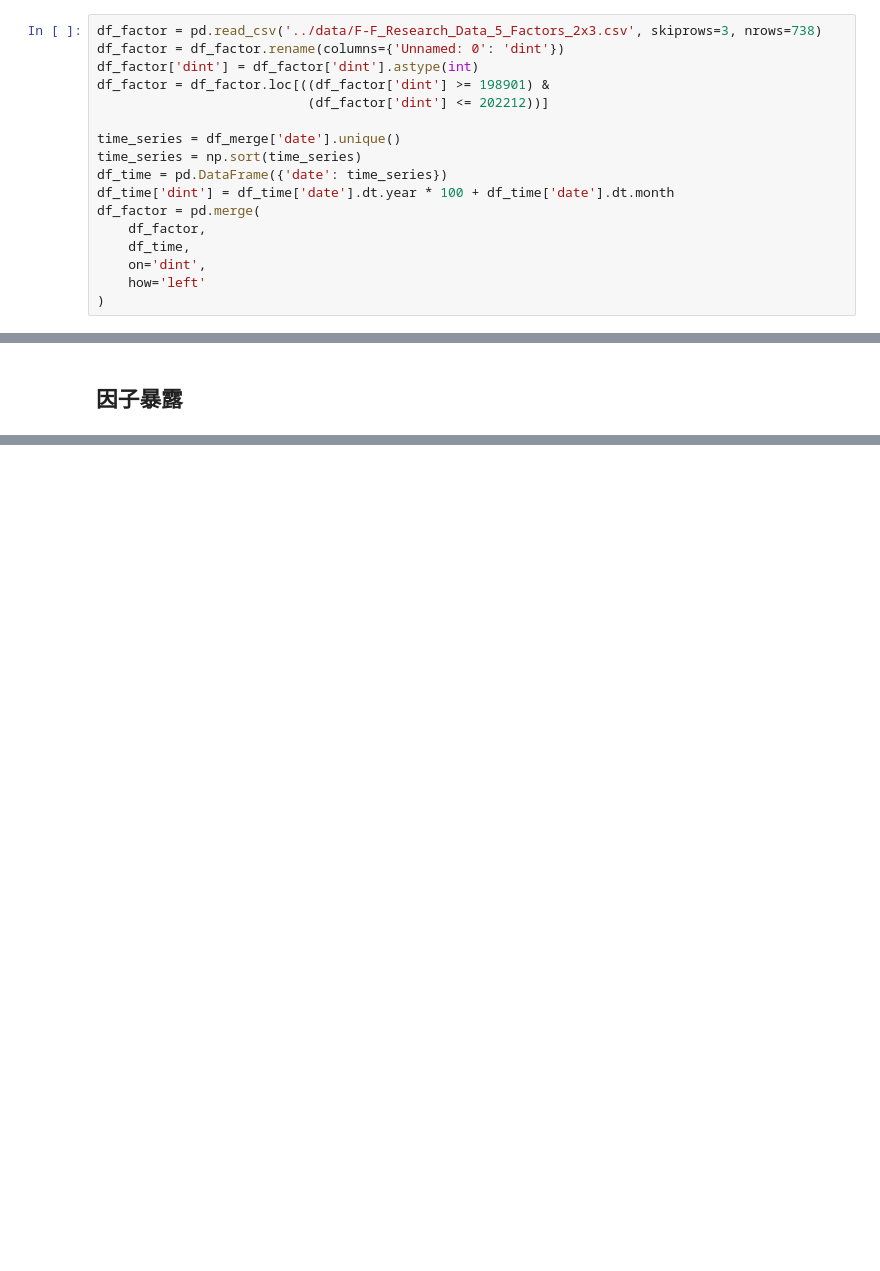
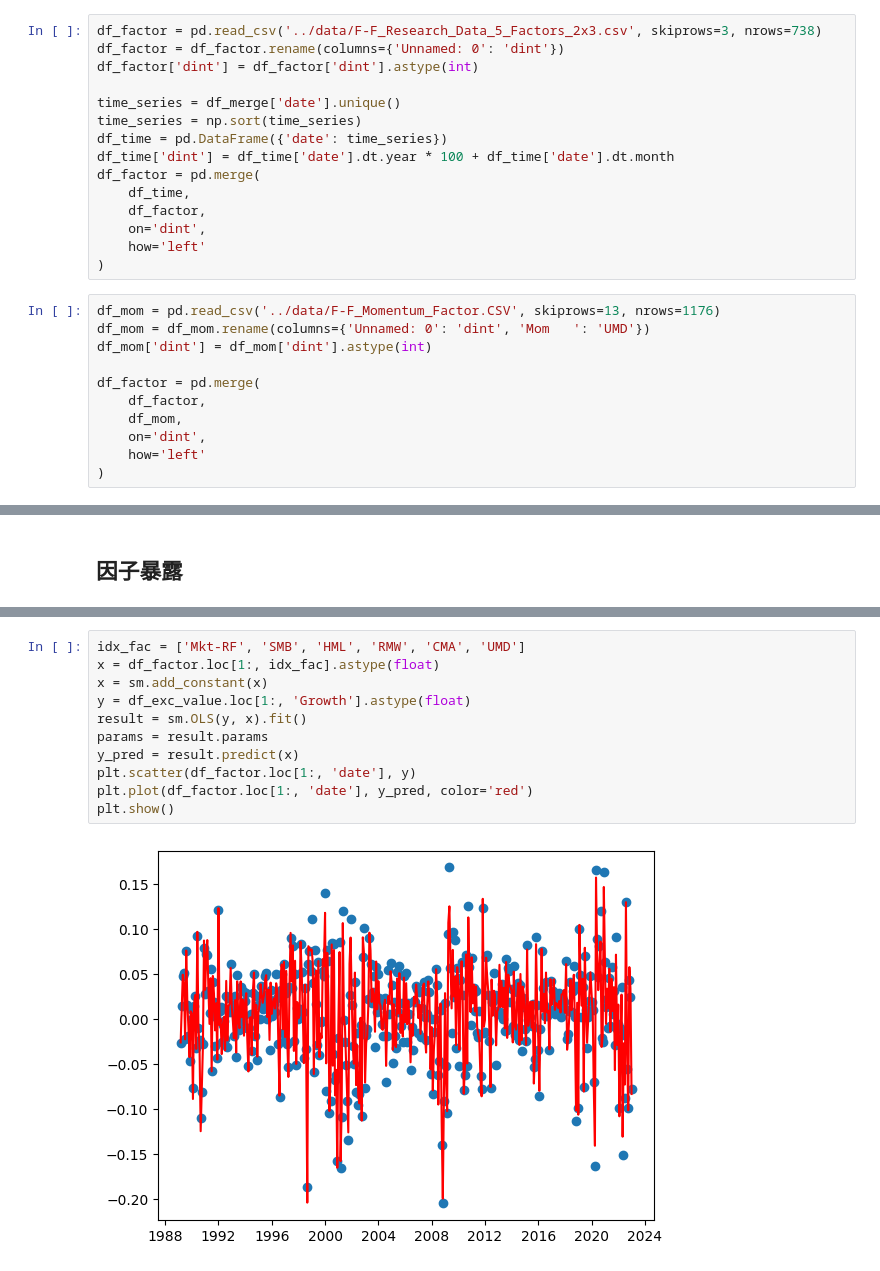
Before and after one commit to Light-ning/firm-life-cycle, a Jupyter notebook: analysis/investment-performance.ipynb, the cells around one changed output, grey strips where cells are left out. Drawn from its saved outputs; the diff is of its cells as text; blank space fills up the shorter version.

```diff
--- a/analysis/investment-performance.ipynb
+++ b/analysis/investment-performance.ipynb
@@ -15,19 +16,28 @@ df_merge['date'] = pd.to_datetime(df_merge['date'])
 df_factor = pd.read_csv('../data/F-F_Research_Data_5_Factors_2x3.csv', skiprows=3, nrows=738)
 df_factor = df_factor.rename(columns={'Unnamed: 0': 'dint'})
 df_factor['dint'] = df_factor['dint'].astype(int)
-df_factor = df_factor.loc[((df_factor['dint'] >= 198901) &
-                           (df_factor['dint'] <= 202212))]
 
 time_series = df_merge['date'].unique()
 time_series = np.sort(time_series)
 df_time = pd.DataFrame({'date': time_series})
 df_time['dint'] = df_time['date'].dt.year * 100 + df_time['date'].dt.month
 df_factor = pd.merge(
+    df_time,
     df_factor,
-    df_time,
     on='dint',
     how='left'
 )
+# %%
+df_mom = pd.read_csv('../data/F-F_Momentum_Factor.CSV', skiprows=13, nrows=1176)
+df_mom = df_mom.rename(columns={'Unnamed: 0': 'dint', 'Mom   ': 'UMD'})
+df_mom['dint'] = df_mom['dint'].astype(int)
+
+df_factor = pd.merge(
+    df_factor,
+    df_mom,
+    on='dint',
+    how='left'
+)
 # %% [markdown]
 ## 持有收益率
 
@@ -246,0 +273,13 @@ df_sp
+# %%
+idx_fac = ['Mkt-RF', 'SMB', 'HML', 'RMW', 'CMA', 'UMD']
+x = df_factor.loc[1:, idx_fac].astype(float)
+x = sm.add_constant(x)
+y = df_exc_value.loc[1:, 'Growth'].astype(float)
+result = sm.OLS(y, x).fit()
+params = result.params
+y_pred = result.predict(x)
+plt.scatter(df_factor.loc[1:, 'date'], y)
+plt.plot(df_factor.loc[1:, 'date'], y_pred, color='red')
+plt.show()
+# %% [output]
+[figure, added]
```
Also changed, not shown: parts of 2 cells of this notebook.
